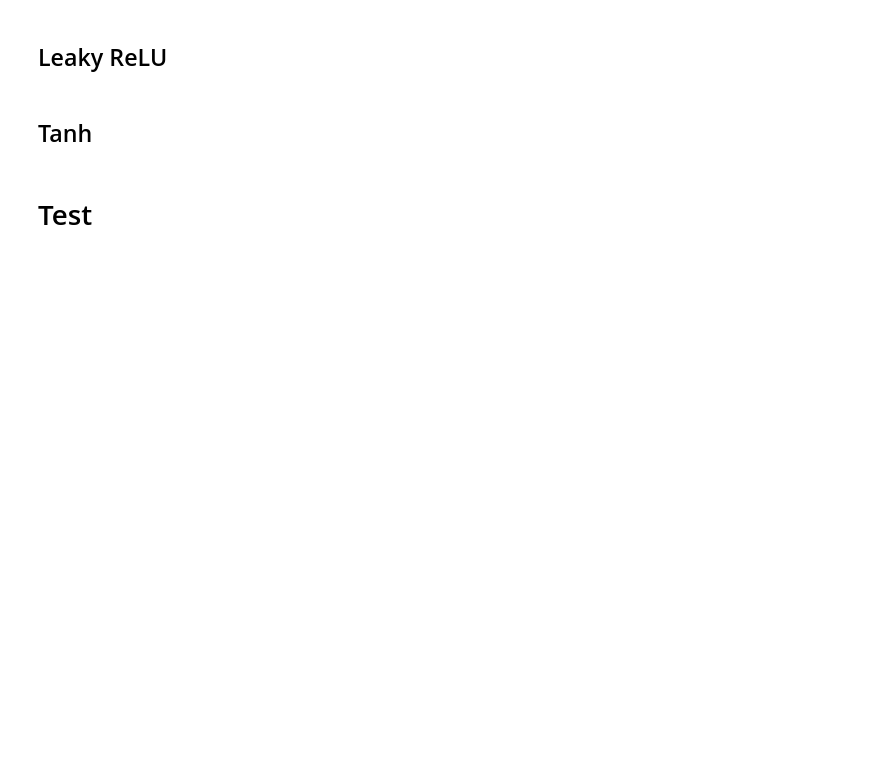
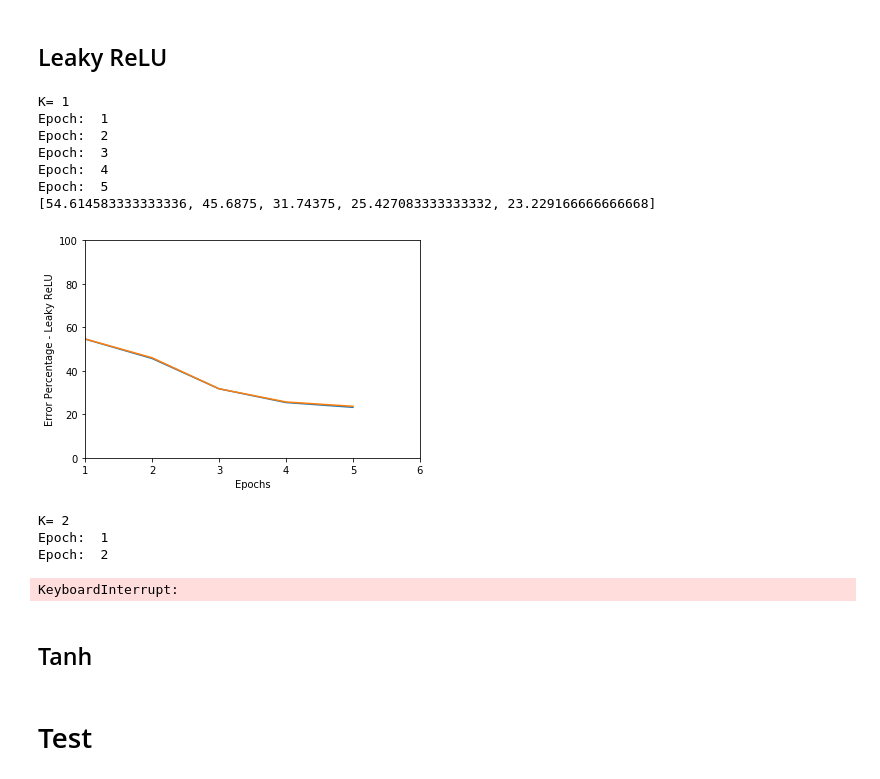
Before and after one commit to ruycastilho/MC886-Assignment02-NeuralNetworks, a Jupyter notebook: Assignment 2-NN-Part1.ipynb, the cells around one changed output. Drawn from its saved outputs; the diff is of its cells as text; code cells hidden in the pictures; blank space fills up the shorter version.

```diff
--- a/Assignment 2-NN-Part1.ipynb
+++ b/Assignment 2-NN-Part1.ipynb
@@ -470,27 +646,41 @@ def leaky_relu_prediction(parameters, X):
 # %%
 X3, y3 = getTrainSet()
 indices_generator = generate_sets(X3)
 model_list_leaky = []
 result_list_leaky = []
 
 i=0
 for train_index, val_index in indices_generator:
+    print("K=",i+1)
     x3_train = X3[train_index]
     y3_train = y3[train_index]
     x3_val = X3[val_index]
     y3_val = y3[val_index]
 
-    parameters = leaky_relu_model(x3_train, y3_train)
+    parameters = leaky_relu_model(x3_train, y3_train, x3_val, y3_val)
     model_list_leaky.append(parameters)
 
     y3_predict = leaky_relu_prediction(parameters, x3_val)
-    success = success_rate(y3_predict, y3_val)
-    result_list_leaky.append(success)
+    success_leaky = success_rate(y3_predict, y3_val)
+    result_list_leaky.append(success_leaky)
 
     i += 1
 
 for i in range(0, len(result_list)):
     print('Success rate for set', i, ' is: ', result_list[i])
+# %% [output]
+K= 1
+Epoch:  1
+Epoch:  2
+Epoch:  3
+Epoch:  4
+Epoch:  5
+[54.614583333333336, 45.6875, 31.74375, 25.427083333333332, 23.229166666666668]
+[figure, added]
+K= 2
+Epoch:  1
+Epoch:  2
+KeyboardInterrupt:
 # %% [markdown]
 ## Tanh
 # %%
```
Also changed, not shown: parts of 12 cells of this notebook.
